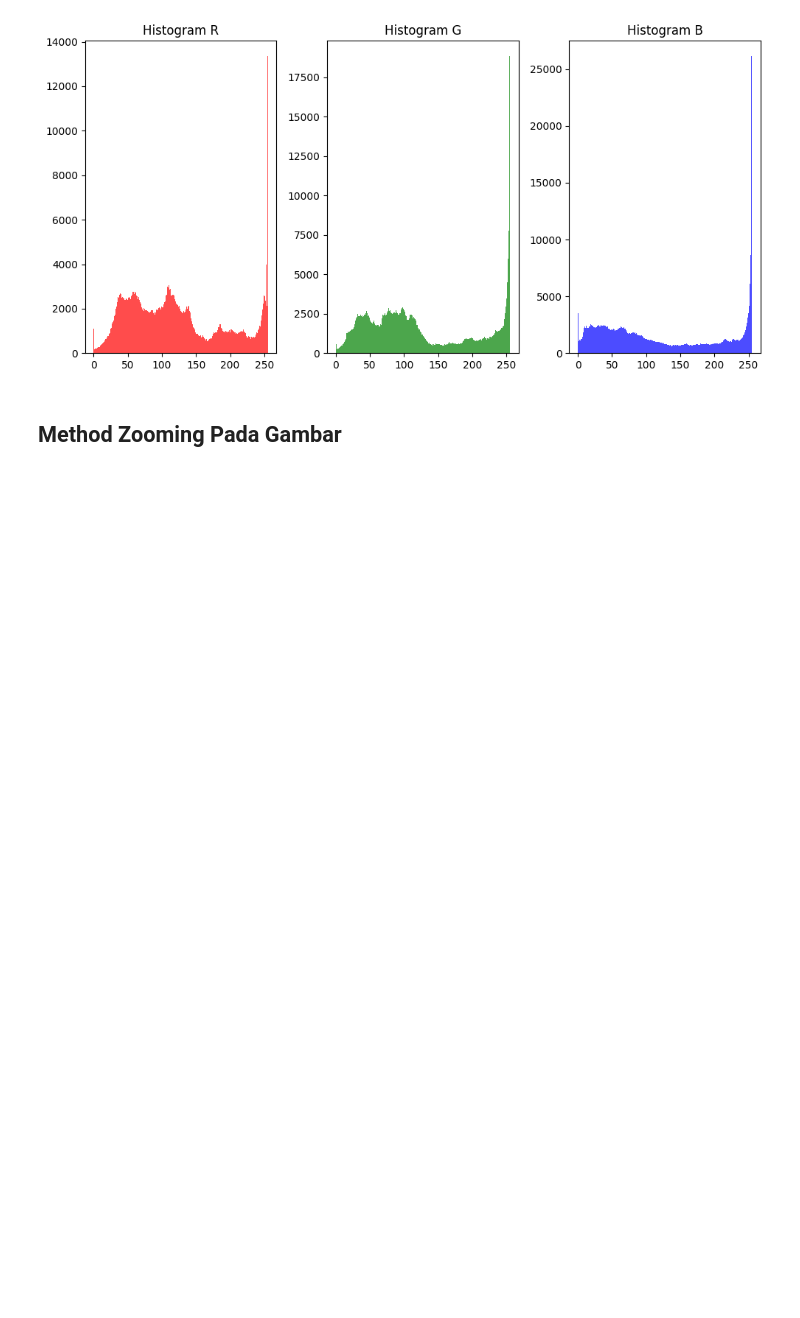
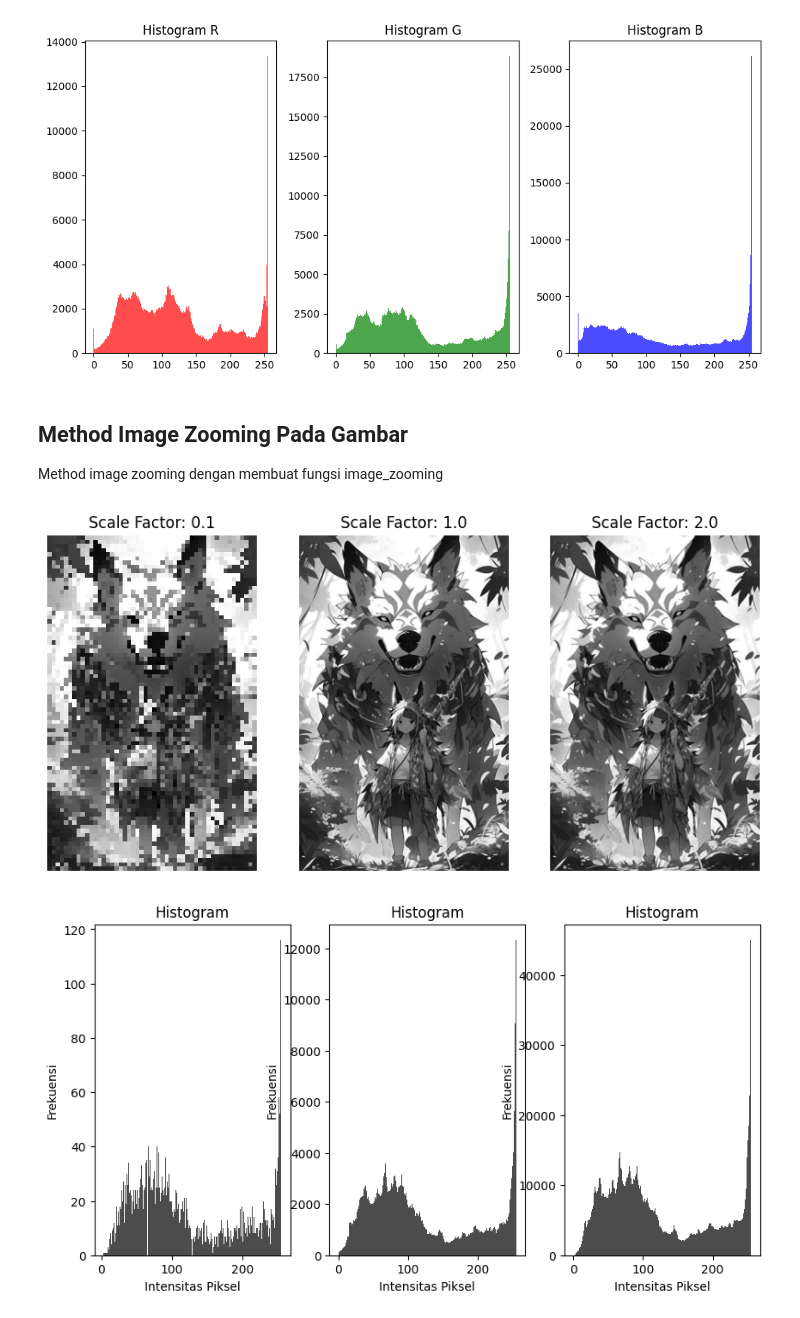
Before and after one commit to Digital-Image-Processing-2024/modul-1-respon-Riisrg, a Jupyter notebook: respon1.ipynb, the cells around one changed output. Saved outputs shown, nothing was run; the diff lists cells and outputs as text; code cells hidden in the pictures; blank space fills up the shorter version.

Commit message:
methode image zooming

```diff
--- a/respon1.ipynb
+++ b/respon1.ipynb
@@ -64,4 +64,40 @@ plt.show()
 # %% [output]
 [figure]
 # %% [markdown]
-<h2>Method Zooming Pada Gambar</h2>
+<h2>Method Image Zooming Pada Gambar</h2>
+
+<p>Method image zooming dengan membuat fungsi image_zooming</p>
+# %%
+def image_zooming(input_image, scale_factor):
+
+    new_width = int(input_image.shape[1] * scale_factor)
+    new_height = int(input_image.shape[0] * scale_factor)
+    resized_image = cv.resize(input_image, (new_width, new_height))
+    return resized_image
+
+input_image = cv.cvtColor(gambar,cv.COLOR_BGR2GRAY)
+scale_factors = [0.1,1.0 ,2.0]
+
+resized_images = [image_zooming(input_image, scale) for scale in scale_factors]
+
+plt.figure(figsize=(10, 5))
+for i, (resized_image, scale) in enumerate(zip(resized_images, scale_factors), 1):
+    plt.subplot(1, 3, i)
+    plt.imshow(resized_image, cmap='gray')
+    plt.title(f'Scale Factor: {scale}')
+    plt.axis('off')
+
+plt.show()
+
+plt.figure(figsize=(10, 5))
+for i, resized_image in enumerate(resized_images, 1):
+    plt.subplot(1, 3, i)
+    plt.hist(resized_image.ravel(), bins=256, color='black', alpha=0.7)
+    plt.title('Histogram')
+    plt.xlabel('Intensitas Piksel')
+    plt.ylabel('Frekuensi')
+
+plt.show()
+# %% [output]
+[figure, added]
+[figure, added]
```
